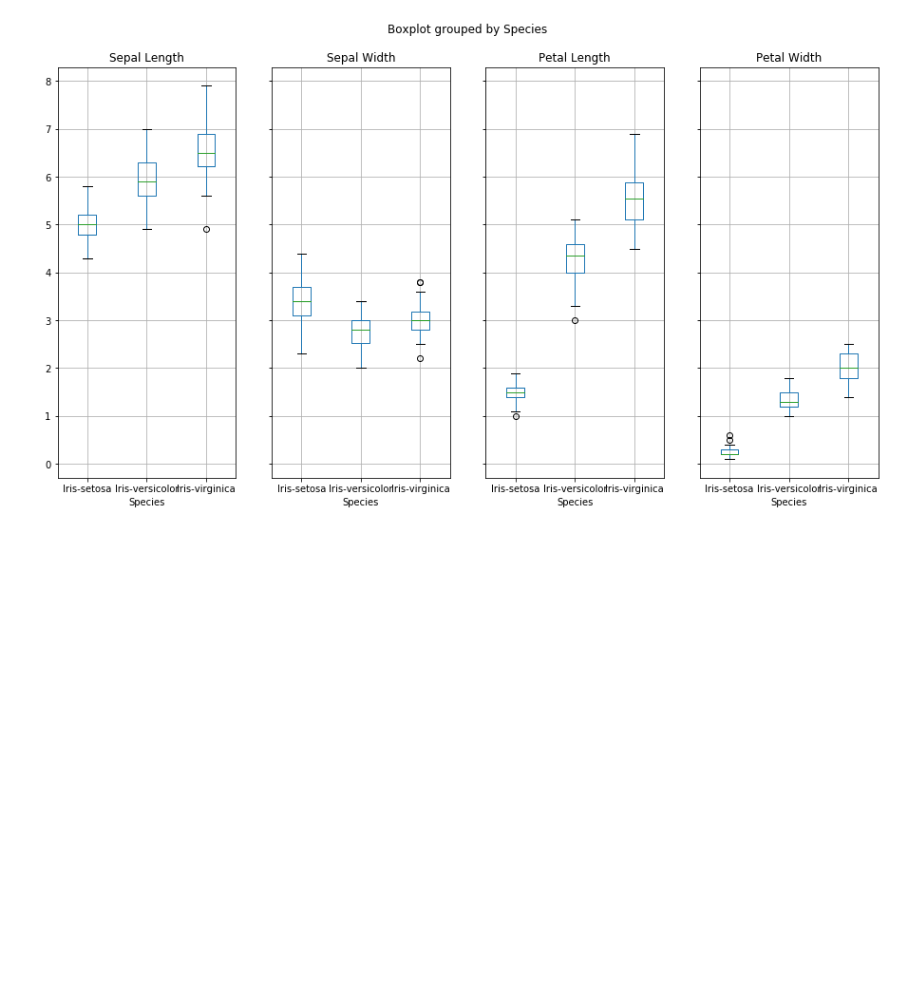
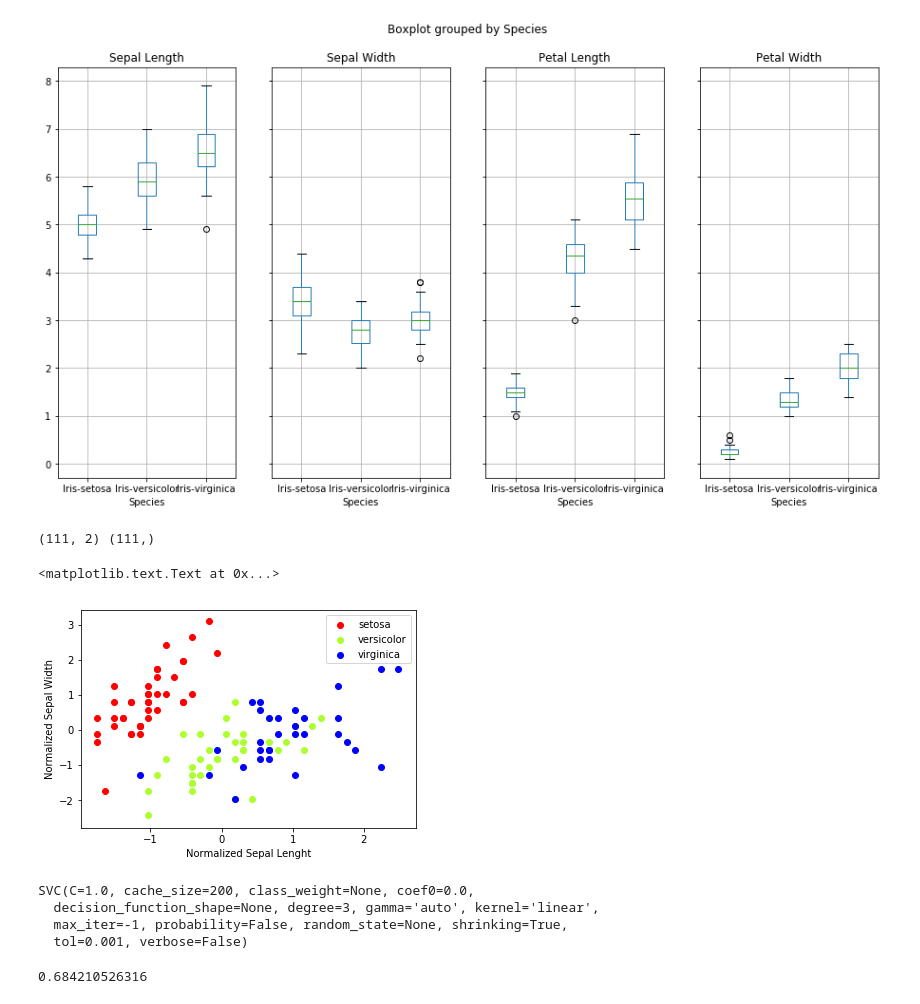
Before and after one commit to MKet/IrisMachineLearning, a Jupyter notebook: IrisMachineLearning.ipynb, the cells around one changed output. Saved outputs shown, nothing was run; the diff lists cells and outputs as text; code cells hidden in the pictures; blank space fills up the shorter version.

Commit message:
Classify iris types with a linear SVM

```diff
--- a/IrisMachineLearning.ipynb
+++ b/IrisMachineLearning.ipynb
@@ -65,3 +70,47 @@ features = tuple(iris.columns[:4].values)
 iris.boxplot(column=features, by='Species', figsize=(15,8), layout=(1,4));
 # %% [output]
 [figure]
+# %%
+# Get from the dataframe only the first two features, it is common practice to call this X (the independent variables)
+X = iris[['Sepal Length','Sepal Width']]
+
+# Get from the dataframe the just created label variable, usually called y (the target class that you want to predict)
+y = iris['Label']
+
+# Standarize the features
+scaler = StandardScaler().fit(X)
+X = scaler.transform(X)
+# %%
+# Split the dataset into a training and a testing set; test set will be the 25% taken randomly
+X_train, X_test, y_train, y_test = train_test_split(X, y, test_size=0.25, random_state=33)
+print(X_train.shape, y_train.shape)
+# %% [output]
+(111, 2) (111,)
+# %%
+colors = ('red', 'greenyellow', 'blue')
+for i in range(len(colors)):
+    x1s = X_train[:, 0][y_train.as_matrix() == i]
+    x2s = X_train[:, 1][y_train.as_matrix() == i]
+    plt.scatter(x1s, x2s, c=colors[i])
+
+plt.legend(['setosa', 'versicolor', 'virginica'])   # maintain order from dataset preparation!
+plt.xlabel('Normalized Sepal Lenght')
+plt.ylabel('Normalized Sepal Width')
+# %% [output]
+<matplotlib.text.Text at 0x...>
+[figure, added]
+# %%
+clf = SVC(kernel='linear')
+
+# Fit (= train) the classifier
+clf.fit(X_train, y_train)
+# %% [output]
+SVC(C=1.0, cache_size=200, class_weight=None, coef0=0.0,
+  decision_function_shape=None, degree=3, gamma='auto', kernel='linear',
+  max_iter=-1, probability=False, random_state=None, shrinking=True,
+  tol=0.001, verbose=False)
+# %%
+y_pred = clf.predict(X_test)
+print(metrics.accuracy_score(y_test, y_pred))
+# %% [output]
+0.684210526316
```
Also changed, not shown: parts of 1 cell of this notebook.
